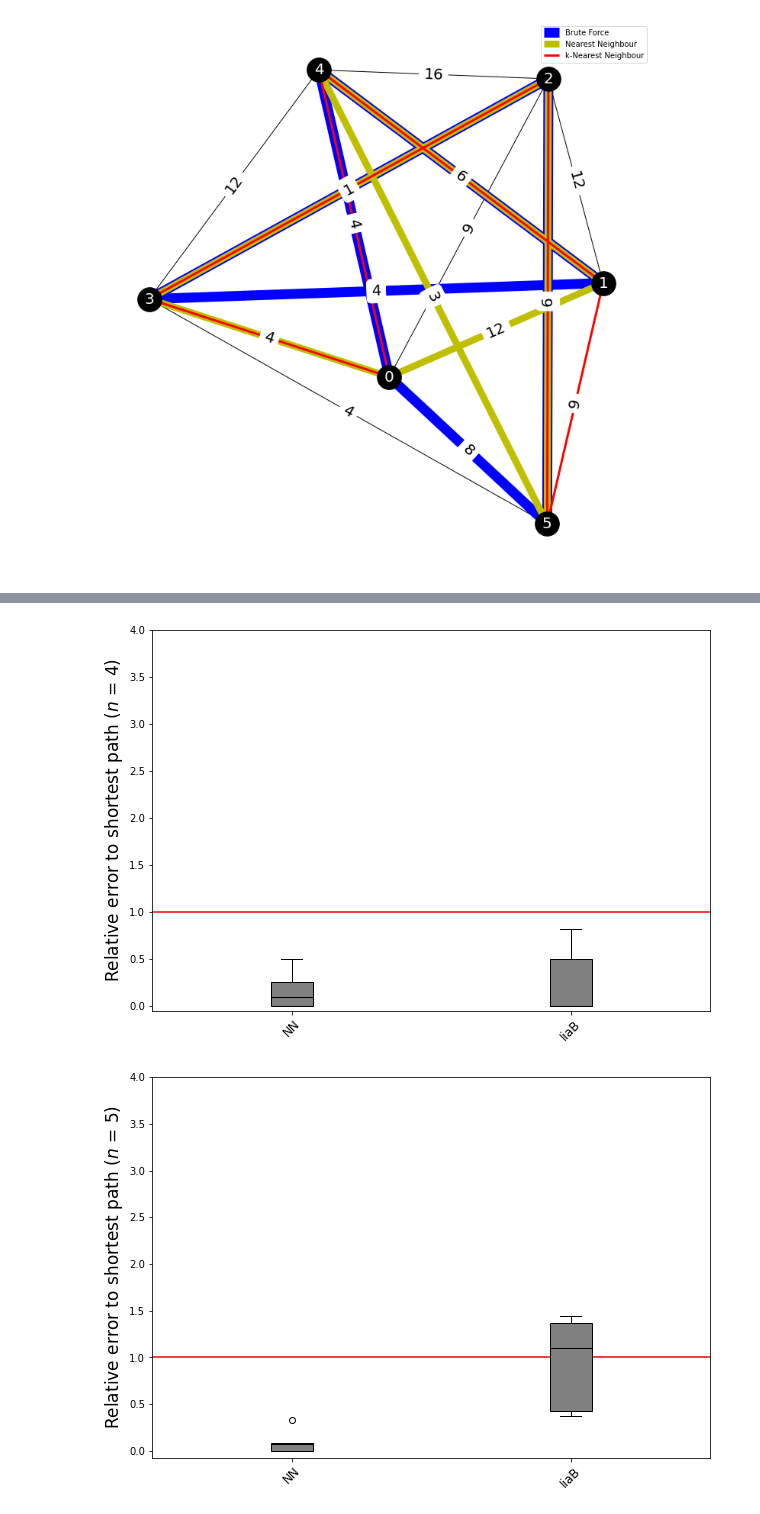
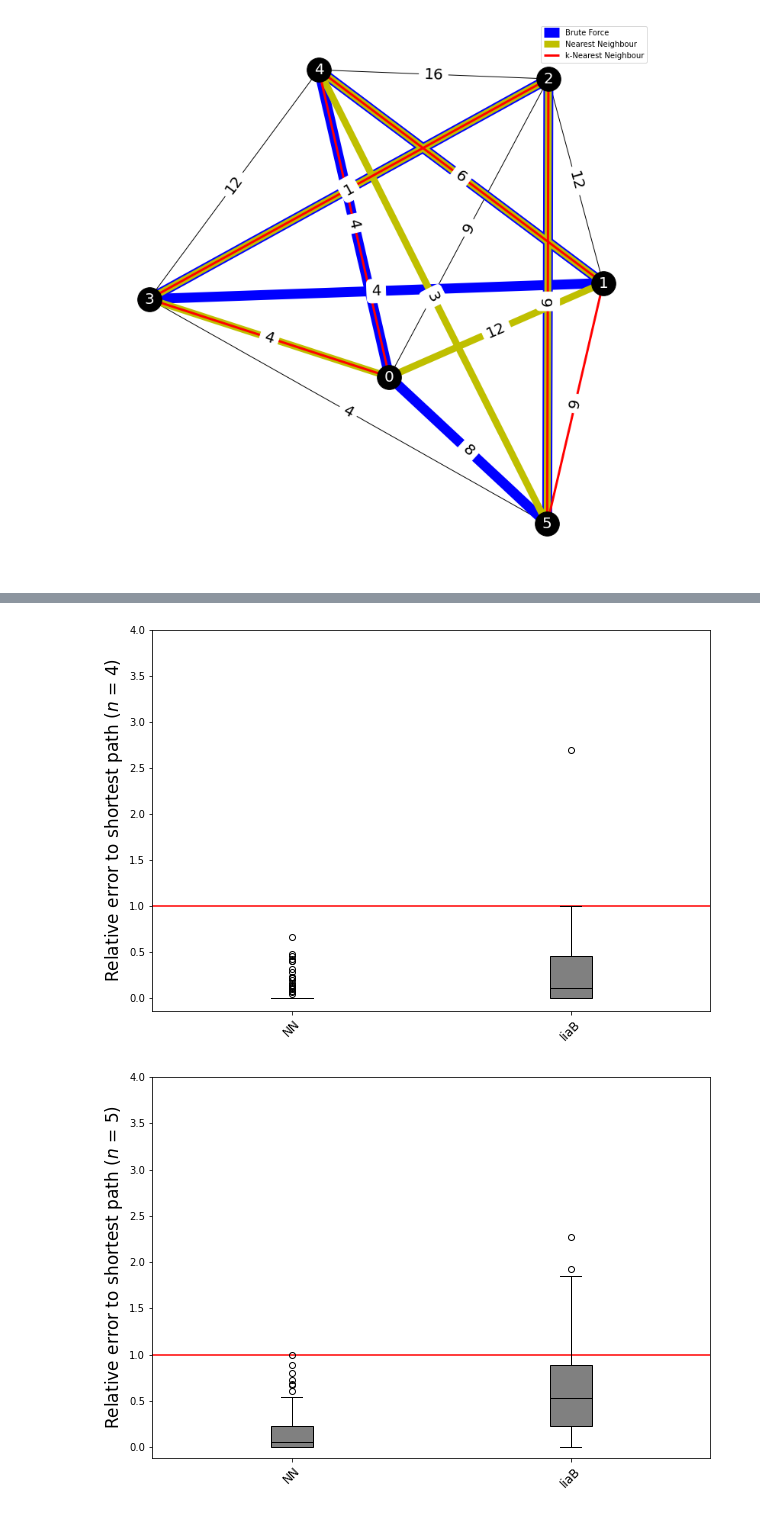
Before and after one commit to BarryOD4/AM4065-TSP, a Jupyter notebook: TSP_algorithms.ipynb, the cells around one changed output, grey strips where cells are left out. Drawn from its saved outputs; the diff is of its cells as text; code cells hidden in the pictures.

```diff
--- a/TSP_algorithms.ipynb
+++ b/TSP_algorithms.ipynb
@@ -714,23 +768,31 @@ for j in range(nstart, n+1):
 # %%
-#model_names = ['KNN (k=n-1)', 'KNN (k=n-2)', 'KNN (k=n-3)', 'NN', 'ItF (k=n-1)', 'ItF (k=n-2)', 'ItF (k=n-3)', 'IiaB', ]
+## Opens and obtains data for varying values of 'n'
 for j in range(nstart, n+1):
-    labels = np.genfromtxt('tmperrors_' + str(j) + '.csv', delimiter=',', max_rows=1, dtype='str')
-    errors = np.genfromtxt('tmperrors_' + str(j) + '.csv', delimiter=',', skip_header=1)
+    labels = np.genfromtxt('errors_' + str(j) + '.csv', delimiter=',', max_rows=1, dtype='str')
+    errors = np.genfromtxt('errors_' + str(j) + '.csv', delimiter=',', skip_header=1)
+
+    ## Obtains the absolute of the errors (Since the BF path will always be <= algorithm path)
+    ##  As stated above, exclude IiaB from analysis
+    errors = abs(errors[:, (3,-1)])
+    labels = labels[[3,-1]]
 
     fig = plt.figure(figsize =(10, 7))
-    errors = abs(errors)
+    ## Add horizontal line showing where the relative would be 1, or when the algorithm distance
+    ##  would be twice the true shortest path
+    plt.axhline(1, color='r')
 
-    errors = errors[:, (3,-1)]
-    labels = labels[(3,-1),]
+    ## Plot definitions
+    plt.boxplot(errors, patch_artist=True, boxprops=dict(facecolor='gray', color='k'), medianprops=dict(color='k'))
 
-    plt.axhline(1, color='r')
-    plt.boxplot(errors, patch_artist=True, boxprops=dict(facecolor='gray', color='k'), medianprops=dict(color='k'))
     plt.xticks(ticks = [1,2], labels=labels, rotation=45, fontsize=12)
+
     plt.ylabel("Relative error to shortest path ($n$ = " + str(j) + ")", fontsize=17)
     plt.ylim(top=4)
-    #plt.savefig("errors_box_" + str(n) + "_w_iiab.pdf", dpi=300, bbox_inches="tight")
+
+    ## Saves boxplots for user
+    plt.savefig("errors_box_" + str(n) + "_w_iiab.pdf", dpi=300, bbox_inches="tight")
 
     plt.show()
 # %% [output]
-[figure, old version]
+[figure, new version]
-[figure, old version]
+[figure, new version]
```
Also changed, not shown: parts of 7 cells of this notebook, 19 other files.
